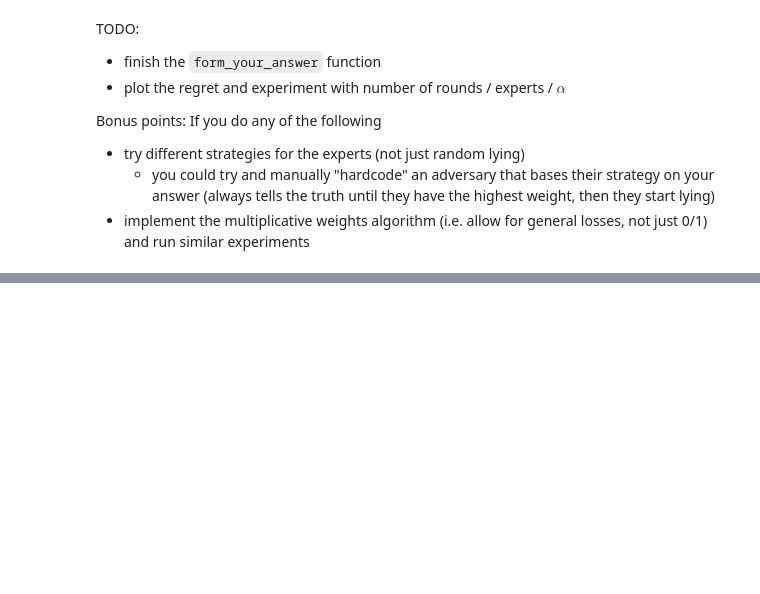
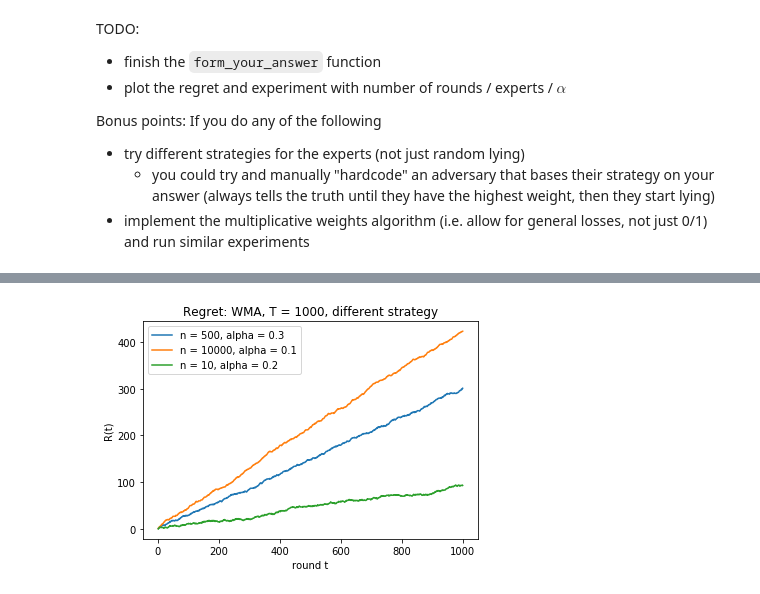
Before and after one commit to mozzafiato/Optimization-methods, a Jupyter notebook: exercises/06_Online_learning/Online_learning.ipynb, the cells around one changed output, grey strips where cells are left out. Drawn from its saved outputs; the diff is of its cells as text; code cells hidden in the pictures; blank space fills up the shorter version.

```diff
--- a/exercises/06_Online_learning/Online_learning.ipynb
+++ b/exercises/06_Online_learning/Online_learning.ipynb
@@ -182,0 +231,11 @@ plt.show()
+# %%
+T = 1000
+
+print('Experiment 4')
+my_mistakes4, expert_mistakes4, regret4 = do_experiment(500, 1000, 0.3)
+
+print('Experiment 5')
+my_mistakes5, expert_mistakes5, regret5 = do_experiment(10000, 1000, 0.1)
+
+print('Experiment 6')
+my_mistakes6, expert_mistakes6, regret6 = do_experiment(10, 1000, 0.2)
@@ -182,0 +252,11 @@ plt.show()
+# %%
+plt.plot(range(1, T+1), regret4, label = "n = 500, alpha = 0.3")
+plt.plot(range(1, T+1), regret5, label = "n = 10000, alpha = 0.1")
+plt.plot(range(1, T+1), regret6, label = "n = 10, alpha = 0.2")
+plt.title("Regret: WMA, T = 1000, different strategy")
+plt.xlabel("round t")
+plt.ylabel("R(t)")
+plt.legend()
+plt.show()
+# %% [output]
+[figure, added]
```
Also changed, not shown: parts of 12 cells of this notebook.
